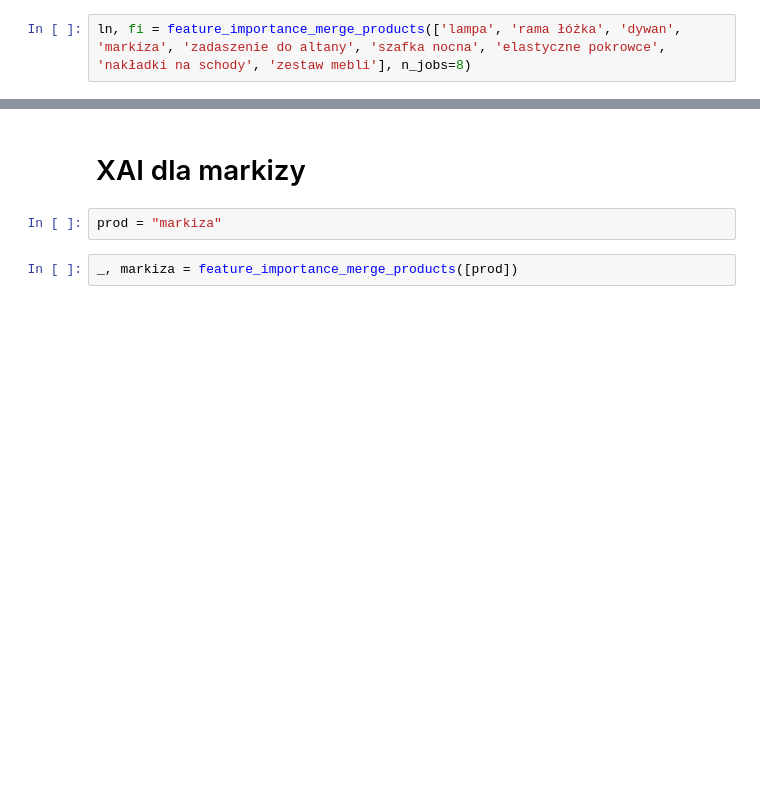
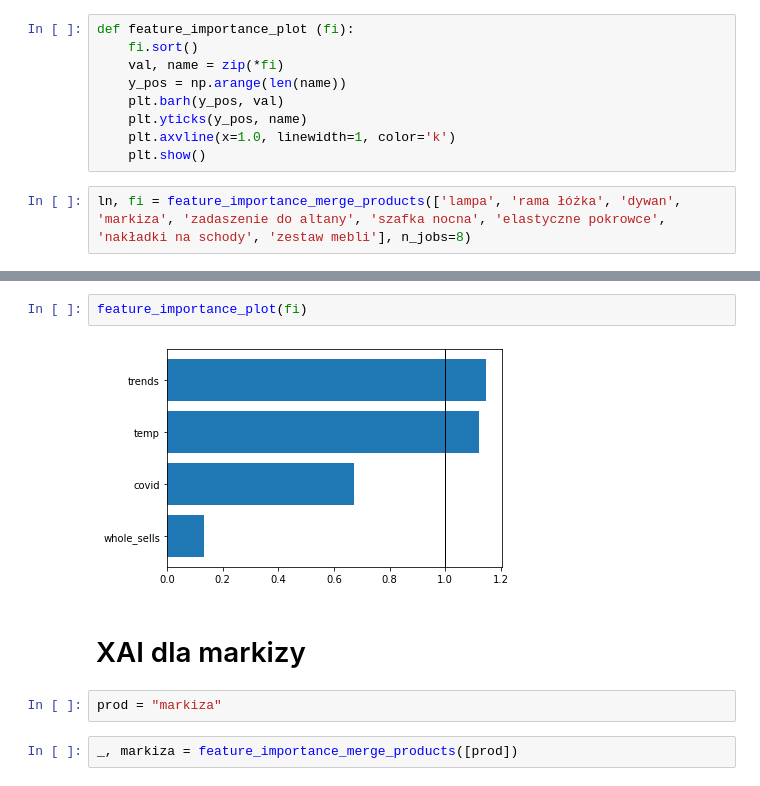
Before and after one commit to piotrkuczko/XAI-project, a Jupyter notebook: FB_Prophet_Explanation_with_regressors.ipynb, the cells around one changed output, grey strips where cells are left out. Saved outputs shown, nothing was run; the diff lists cells and outputs as text; blank space fills up the shorter version.

```diff
--- a/FB_Prophet_Explanation_with_regressors.ipynb
+++ b/FB_Prophet_Explanation_with_regressors.ipynb
@@ -200,4 +220,13 @@ def feature_importance_merge_products(products, n_jobs=1, splitDate=None):
     FI = remove_empty_lists(FI)
     return len(FI), merge_feature_importances(FI)
+# %%
+def feature_importance_plot (fi):
+    fi.sort()
+    val, name = zip(*fi)
+    y_pos = np.arange(len(name))
+    plt.barh(y_pos, val)
+    plt.yticks(y_pos, name)
+    plt.axvline(x=1.0, linewidth=1, color='k')
+    plt.show()
 # %%
 ln, fi = feature_importance_merge_products(['lampa', 'rama łóżka', 'dywan', 'markiza', 'zadaszenie do altany', 'szafka nocna', 'elastyczne pokrowce', 'nakładki na schody', 'zestaw mebli'], n_jobs=8)
@@ -213,3 +242,7 @@ fi
+# %%
+feature_importance_plot(fi)
+# %% [output]
+[figure, added]
 # %% [markdown]
 # XAI dla markizy
 # %%
```
Also changed, not shown: parts of 17 cells of this notebook.
